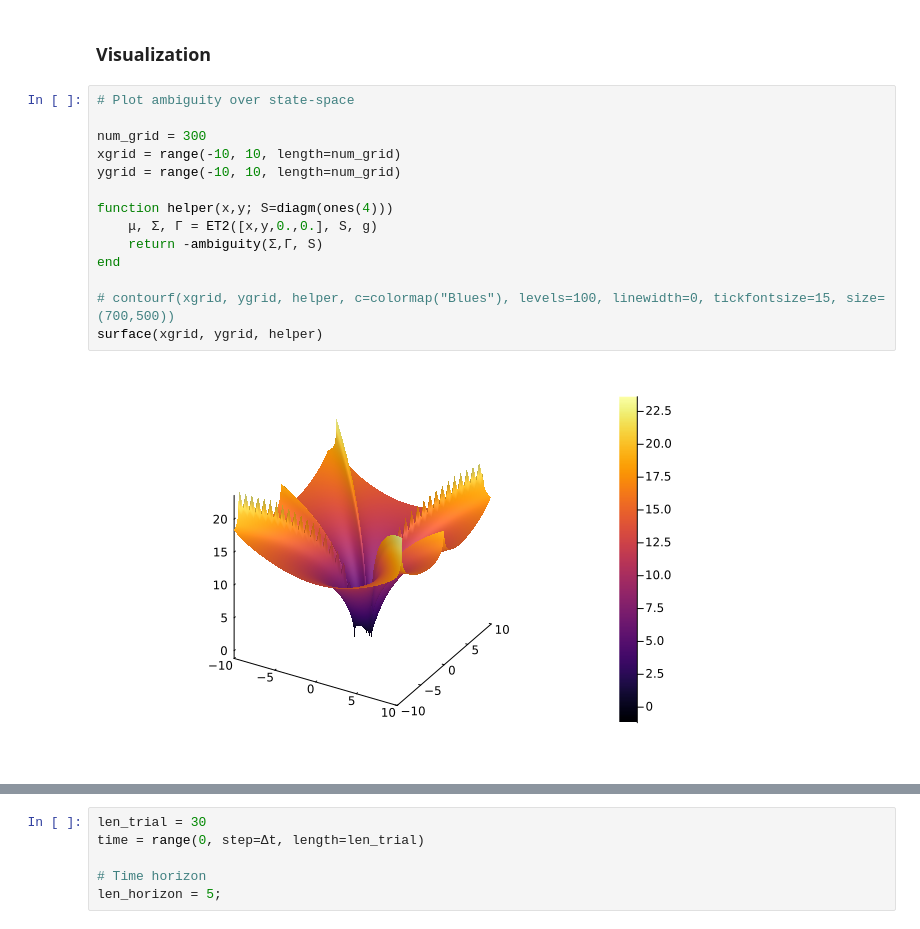
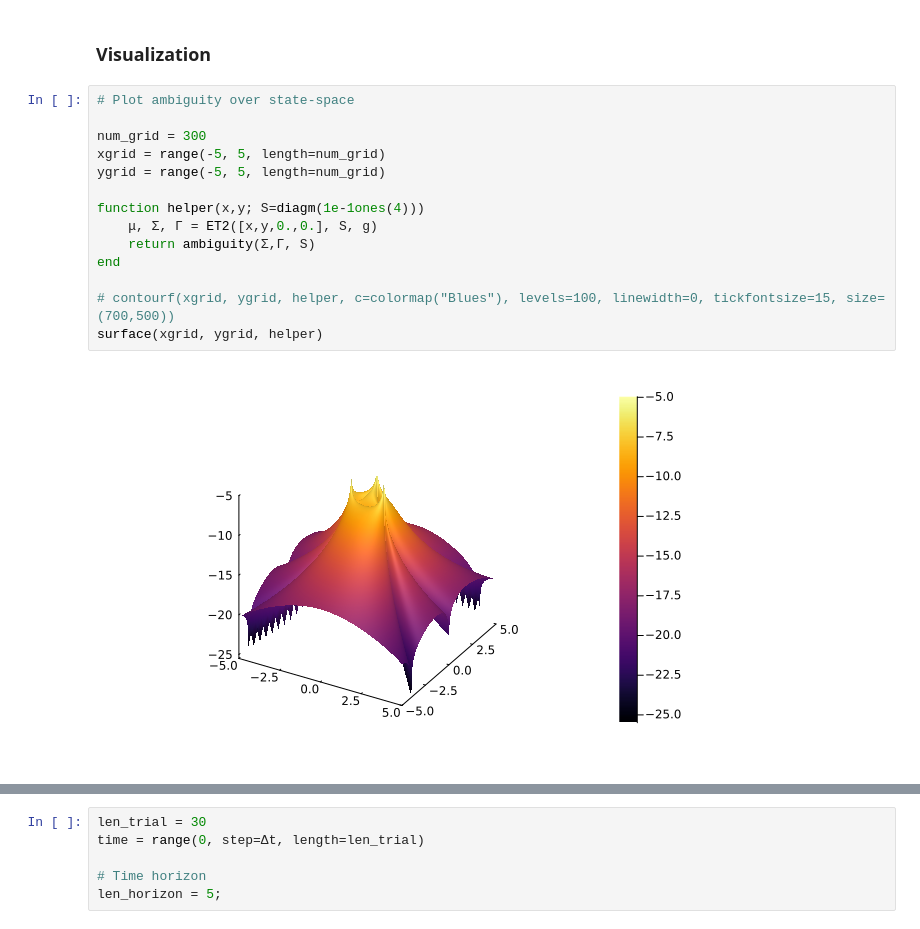
Before and after one commit to biaslab/IWAI2024-ambiguity, a Jupyter notebook: NLA-botnav-trilateration.ipynb, the cells around one changed output, grey strips where cells are left out. Drawn from its saved outputs; the diff is of its cells as text.

Commit message:
Checked ambiguity-risk surface for trilateration.

```diff
--- a/NLA-botnav-trilateration.ipynb
+++ b/NLA-botnav-trilateration.ipynb
@@ -392,18 +396,18 @@ plot(p301, p302, layout=(2,1), size=(900,500))
 # %%
 # Plot ambiguity over state-space
 
 num_grid = 300
-xgrid = range(-10, 10, length=num_grid)
-ygrid = range(-10, 10, length=num_grid)
+xgrid = range(-5, 5, length=num_grid)
+ygrid = range(-5, 5, length=num_grid)
 
-function helper(x,y; S=diagm(ones(4)))
+function helper(x,y; S=diagm(1e-1ones(4)))
     μ, Σ, Γ = ET2([x,y,0.,0.], S, g)
-    return -ambiguity(Σ,Γ, S)
+    return ambiguity(Σ,Γ, S)
 end
 
 # contourf(xgrid, ygrid, helper, c=colormap("Blues"), levels=100, linewidth=0, tickfontsize=15, size=(700,500))
 surface(xgrid, ygrid, helper)
 # %% [output]
-[figure, old version]
+[figure, new version]
 # %%
 savefig("figures/trilaterion-ambiguity-statespace.png")
```
Also changed, not shown: parts of 9 cells of this notebook, 3 other files.
